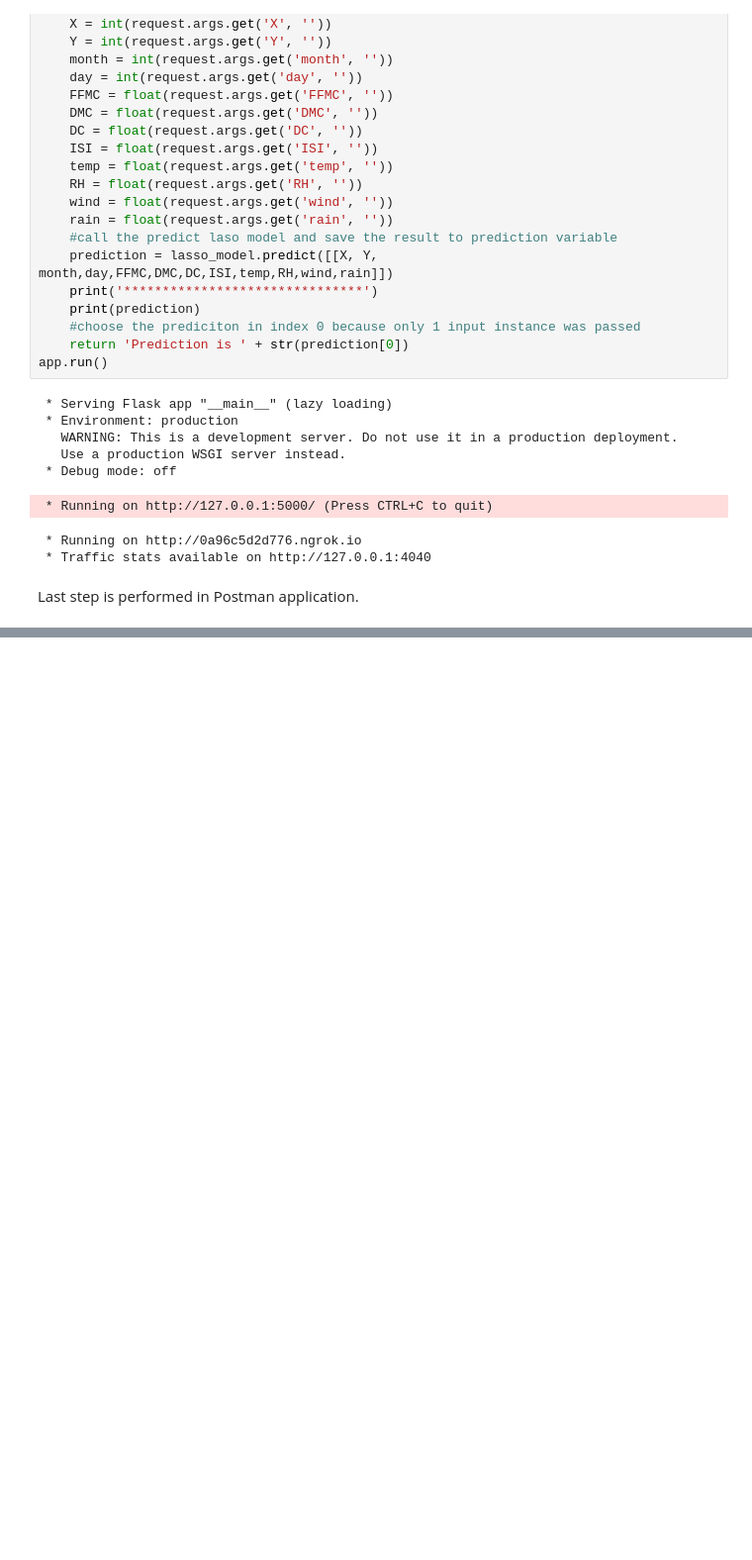
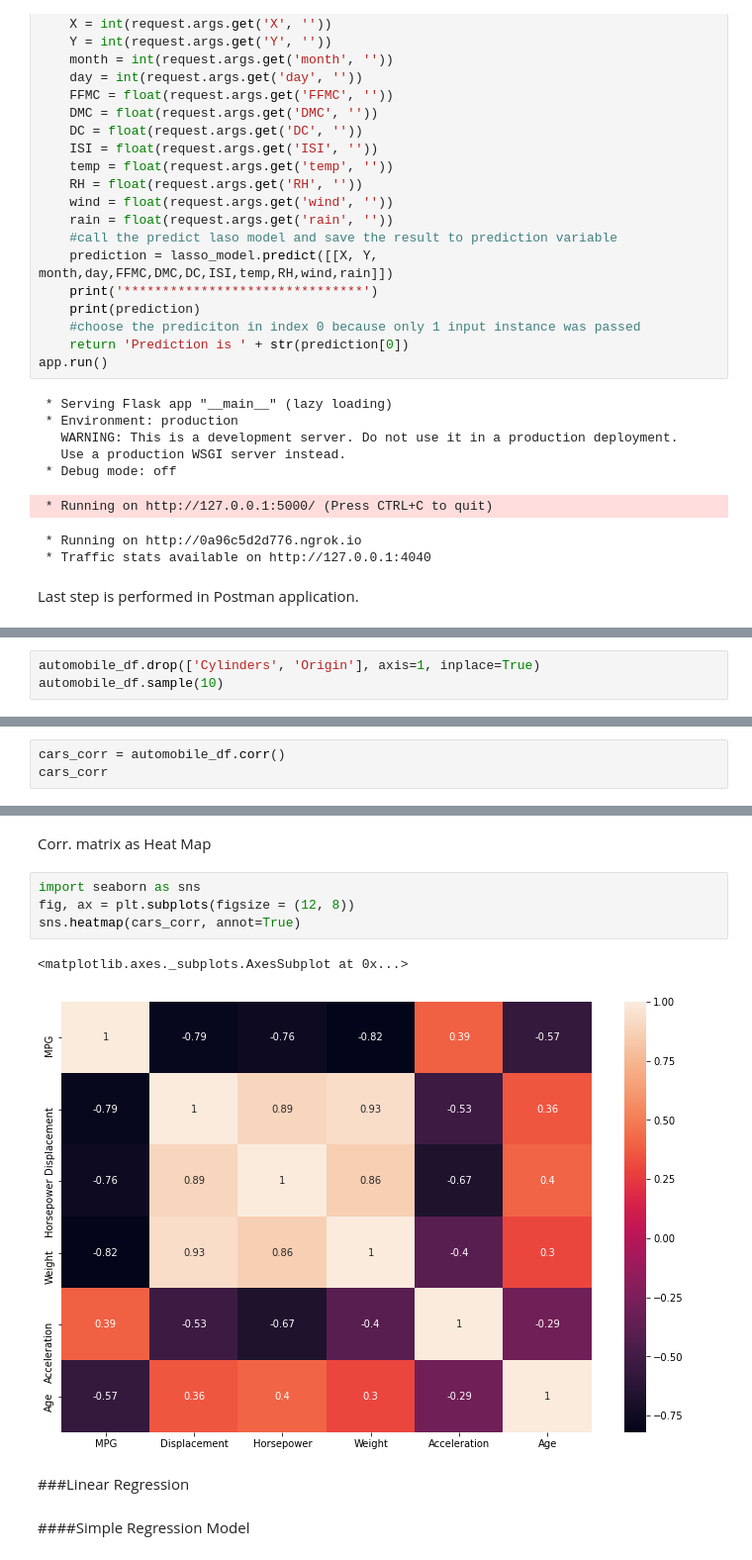
Before and after one commit to BrainDecoder/OnlineCourse-MachineLearningLiteracy, a Jupyter notebook: Pluralsight - ML literacy.ipynb, the cells around one changed output, grey strips where cells are left out. Shown at 99% size. Saved outputs shown, nothing was run; the diff lists cells and outputs as text; blank space fills up the shorter version.

```diff
--- a/Pluralsight - ML literacy.ipynb
+++ b/Pluralsight - ML literacy.ipynb
@@ -367,0 +808,3 @@ Last step is performed in Postman application.
+# %%
+automobile_df.drop(['Cylinders', 'Origin'], axis=1, inplace=True)
+automobile_df.sample(10)
@@ -367,0 +829,3 @@ Last step is performed in Postman application.
+# %%
+cars_corr = automobile_df.corr()
+cars_corr
@@ -367,0 +840,13 @@ Last step is performed in Postman application.
+# %% [markdown]
+Corr. matrix as Heat Map
+# %%
+import seaborn as sns
+fig, ax = plt.subplots(figsize = (12, 8))
+sns.heatmap(cars_corr, annot=True)
+# %% [output]
+<matplotlib.axes._subplots.AxesSubplot at 0x...>
+[figure, added]
+# %% [markdown]
+###Linear Regression
+# %% [markdown]
+####Simple Regression Model
```
Also changed, not shown: parts of 130 cells of this notebook.
